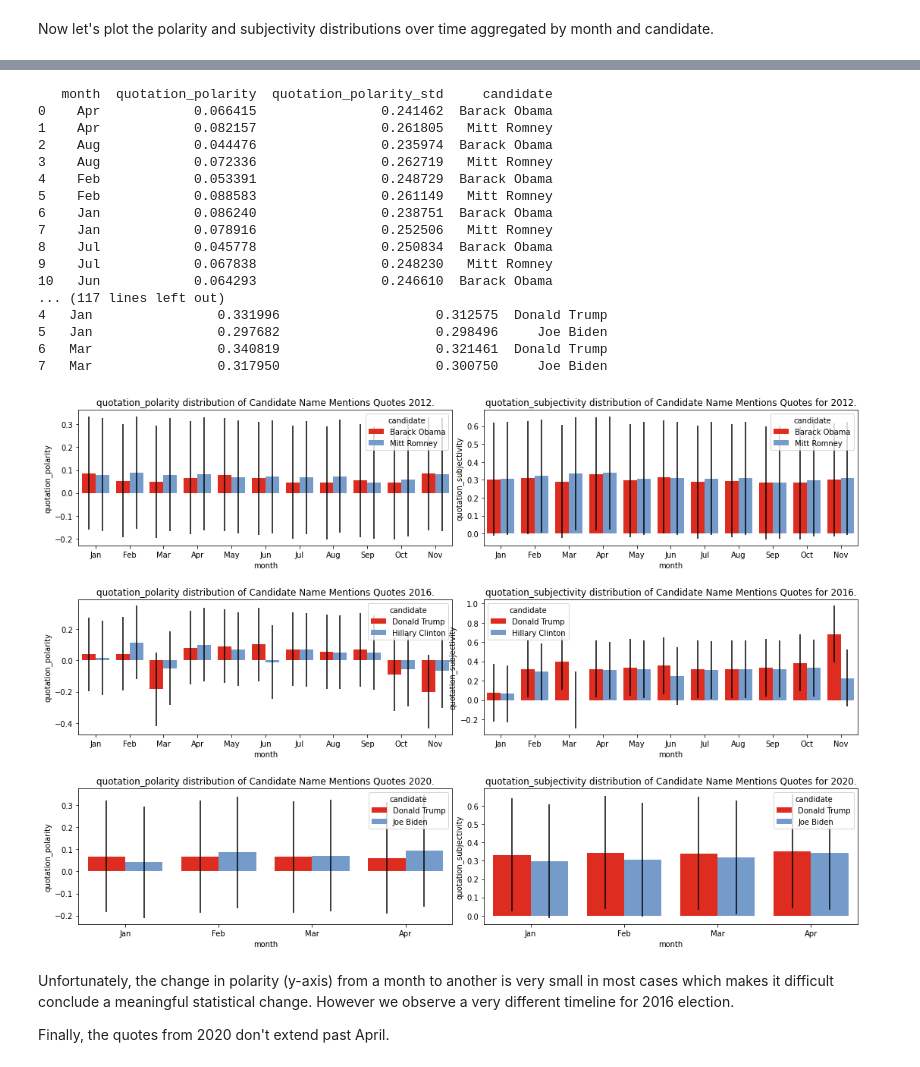
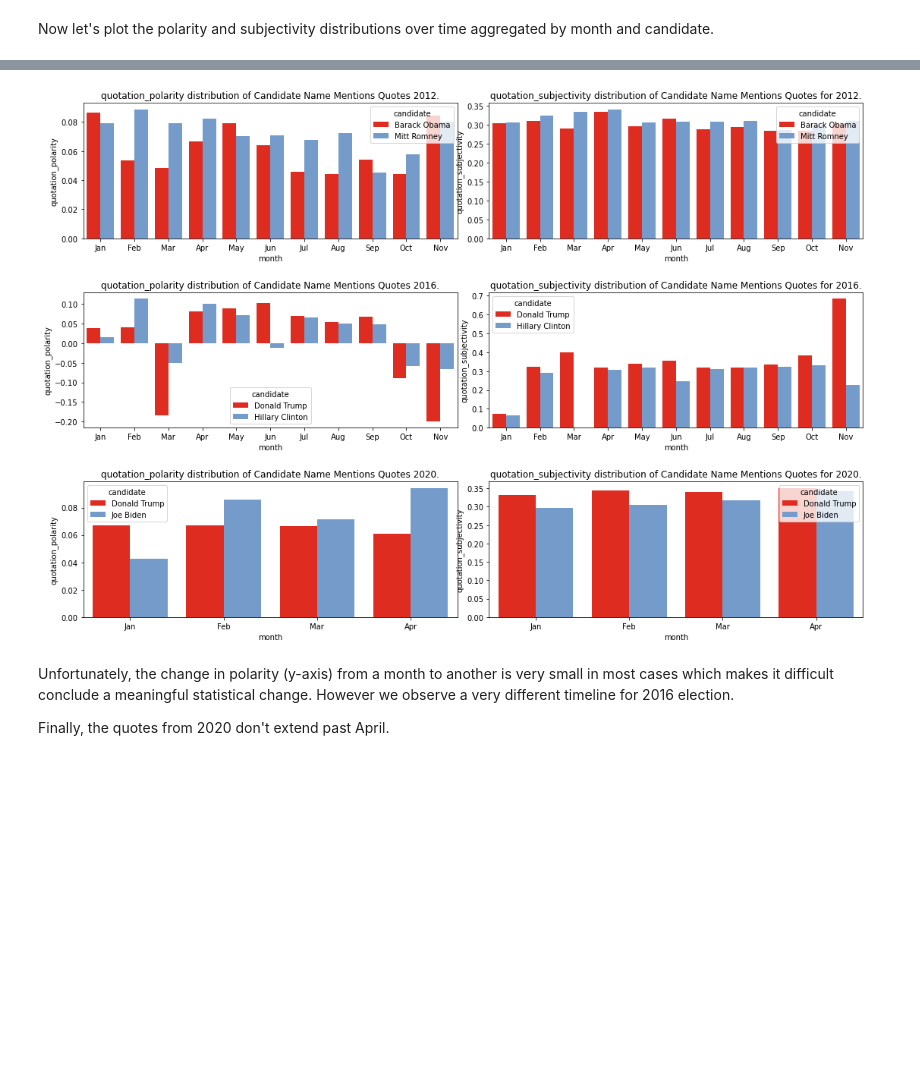
Before and after one commit to epfl-ada/ada-2021-project-sars, a Jupyter notebook: sentiment_analysis/exploratory_data_analysis.ipynb, the cells around one changed output, grey strips where cells are left out. Drawn from its saved outputs; the diff is of its cells as text; code cells hidden in the pictures; blank space fills up the shorter version.

```diff
--- a/sentiment_analysis/exploratory_data_analysis.ipynb
+++ b/sentiment_analysis/exploratory_data_analysis.ipynb
@@ -167,56 +140,36 @@ def plot_time_distribution(array_of_grouped_by_month, months, columns):
 
     for j, column in enumerate(columns):
         df_candidates_of_year = array_of_grouped_by_month[j]
         for i, candidate_of_year in enumerate(df_candidates_of_year):
             if len(columns) > 1:
                 axes[i][j].set_title(f"{column} distribution of {candidate_of_year.name}.")
-                print(candidate_of_year)
-                seaborn.barplot(x='month', y=column, yerr=candidate_of_year[f'{column}_std'].mean(), data=candidate_of_year,
+                seaborn.barplot(x='month', y=column, data=candidate_of_year,
                                 hue="candidate",
                                 order=months[i + 1 // 2], ax=axes[i][j], palette=["#fe1100", '#6699d8'])
             else:
                 axes[i].set_title(f"{column} distribution of {candidate_of_year.name}.")
-                seaborn.barplot(x='month', y=column, yerr=candidate_of_year[f'{column}_std'].mean(), data=candidate_of_year,
+                seaborn.barplot(x='month', y=column, data=candidate_of_year,
                                 hue="candidate",
                                 order=months[i + 1 // 2], ax=axes[i], palette=["#fe1100", '#6699d8'])
 
 
 months_2012 = ['Jan', 'Feb', 'Mar', 'Apr', 'May', 'Jun', 'Jul', 'Aug', 'Sep', 'Oct', 'Nov']
 months_2016 = ['Jan', 'Feb', 'Mar', 'Apr', 'May', 'Jun', 'Jul', 'Aug', 'Sep', 'Oct', 'Nov']
 months_2020 = ['Jan', 'Feb', 'Mar', 'Apr']
 
 if MODEL == 'TextBlob':
     concat = [[df_2012_polarity_grouped_by_month, df_2016_polarity_grouped_by_month,
                df_2020_polarity_grouped_by_month],
               [df_2012_subjectivity_grouped_by_month, df_2016_subjectivity_grouped_by_month,
                df_2020_subjectivity_grouped_by_month]]
 else:
     concat = [[df_2012_polarity_grouped_by_month, df_2016_polarity_grouped_by_month,
                df_2020_polarity_grouped_by_month]]
 
-print(df_2012_polarity_grouped_by_month)
-
 plot_time_distribution(concat, months=[months_2012, months_2016, months_2020],
                        columns=COLUMNS)
 # %% [output]
-   month  quotation_polarity  quotation_polarity_std     candidate
-0    Apr            0.066415                0.241462  Barack Obama
-1    Apr            0.082157                0.261805   Mitt Romney
-2    Aug            0.044476                0.235974  Barack Obama
-3    Aug            0.072336                0.262719   Mitt Romney
-4    Feb            0.053391                0.248729  Barack Obama
-5    Feb            0.088583                0.261149   Mitt Romney
-6    Jan            0.086240                0.238751  Barack Obama
-7    Jan            0.078916                0.252506   Mitt Romney
-8    Jul            0.045778                0.250834  Barack Obama
-9    Jul            0.067838                0.248230   Mitt Romney
-10   Jun            0.064293                0.246610  Barack Obama
-... (117 lines left out)
-4   Jan                0.331996                    0.312575  Donald Trump
-5   Jan                0.297682                    0.298496     Joe Biden
-6   Mar                0.340819                    0.321461  Donald Trump
-7   Mar                0.317950                    0.300750     Joe Biden
-[figure, old version]
+[figure, new version]
 # %% [markdown]
 Unfortunately, the change in polarity (y-axis) from a month to another is very small in most cases which makes it difficult conclude a meaningful statistical change. However we observe a very different timeline for 2016 election.
 
```
Also changed, not shown: parts of 14 cells of this notebook, 4 other files.
